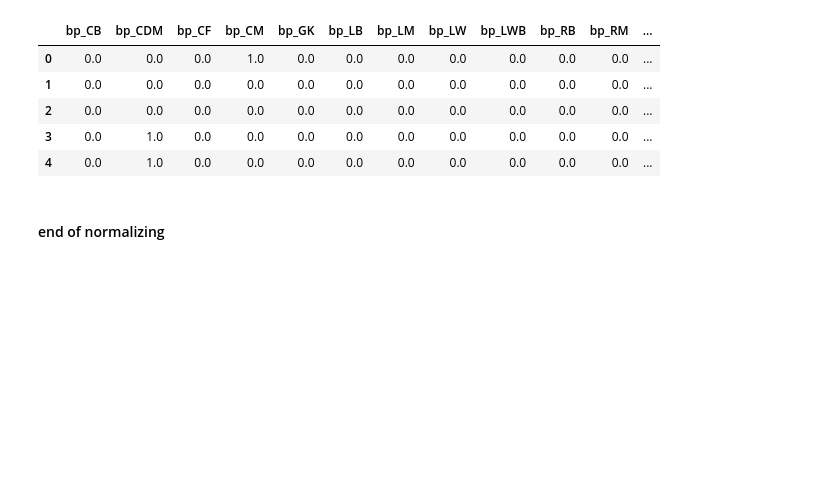
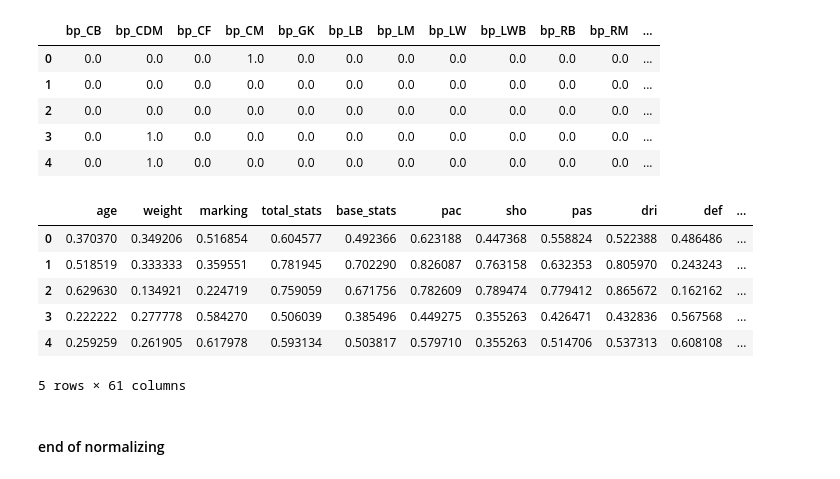
Before and after one commit to DrMrtn/Fifa-project, a Jupyter notebook: fifa_project.ipynb, the cells around one changed output. Saved outputs shown, nothing was run; the diff lists cells and outputs as text; code cells hidden in the pictures; blank space fills up the shorter version.

```diff
--- a/fifa_project.ipynb
+++ b/fifa_project.ipynb
@@ -455,10 +456,9 @@ fifa_cat
 # encoding all columns of fifa_cat
 from sklearn.preprocessing import OneHotEncoder
 
-
 encoder = OneHotEncoder(drop='first').fit(fifa_cat) # first drops first column of every category
 encoded = encoder.transform(fifa_cat).toarray()
-cols = encoder.get_feature_names(input_features=fifa_cat.columns)
+cols = encoder.get_feature_names_out(input_features=fifa_cat.columns)
 #cols
 onehot_encoded = pd.DataFrame(encoded, columns=cols)
 onehot_encoded.head()
@@ -472,7 +472,16 @@ onehot_encoded.head()
 # %%
 # concat both fifa_num and fifa_cat: fifa_num_minmax + onehot_encoded
 
 fifa_whole = pd.concat([fifa_num_minmax, onehot_encoded], axis=1)
+fifa_whole.head()
+# %% [output]
+|  | age | weight | marking | total_stats | base_stats | pac | sho | pas | dri | def | ... |
+| 0 | 0.370370 | 0.349206 | 0.516854 | 0.604577 | 0.492366 | 0.623188 | 0.447368 | 0.558824 | 0.522388 | 0.486486 | ... |
+| 1 | 0.518519 | 0.333333 | 0.359551 | 0.781945 | 0.702290 | 0.826087 | 0.763158 | 0.632353 | 0.805970 | 0.243243 | ... |
+| 2 | 0.629630 | 0.134921 | 0.224719 | 0.759059 | 0.671756 | 0.782609 | 0.789474 | 0.779412 | 0.865672 | 0.162162 | ... |
+| 3 | 0.222222 | 0.277778 | 0.584270 | 0.506039 | 0.385496 | 0.449275 | 0.355263 | 0.426471 | 0.432836 | 0.567568 | ... |
+| 4 | 0.259259 | 0.261905 | 0.617978 | 0.593134 | 0.503817 | 0.579710 | 0.355263 | 0.514706 | 0.537313 | 0.608108 | ... |
+5 rows × 61 columns
 # %% [markdown]
 #### end of normalizing
 # %% [markdown]
```
Also changed, not shown: parts of 15 cells of this notebook.
